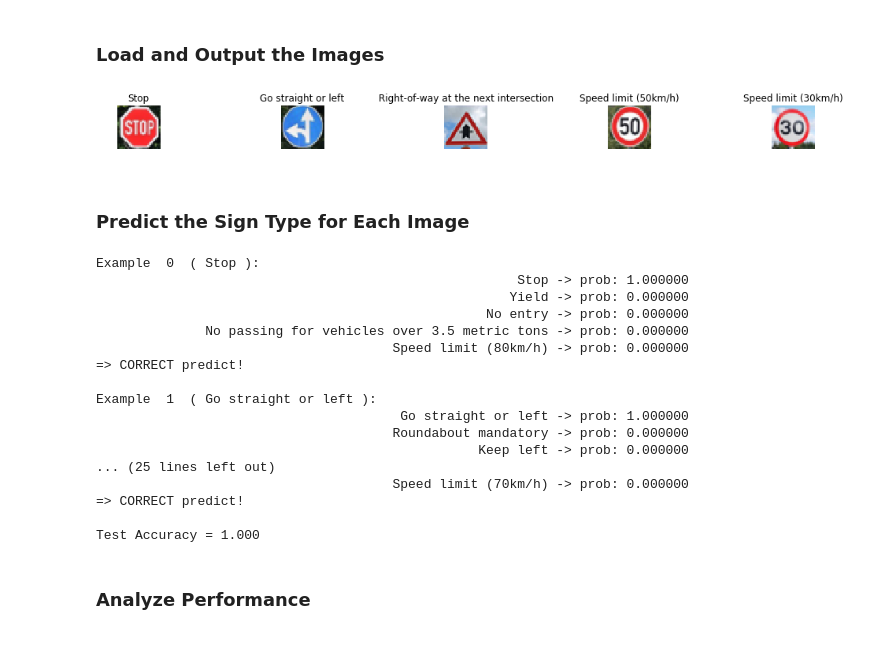
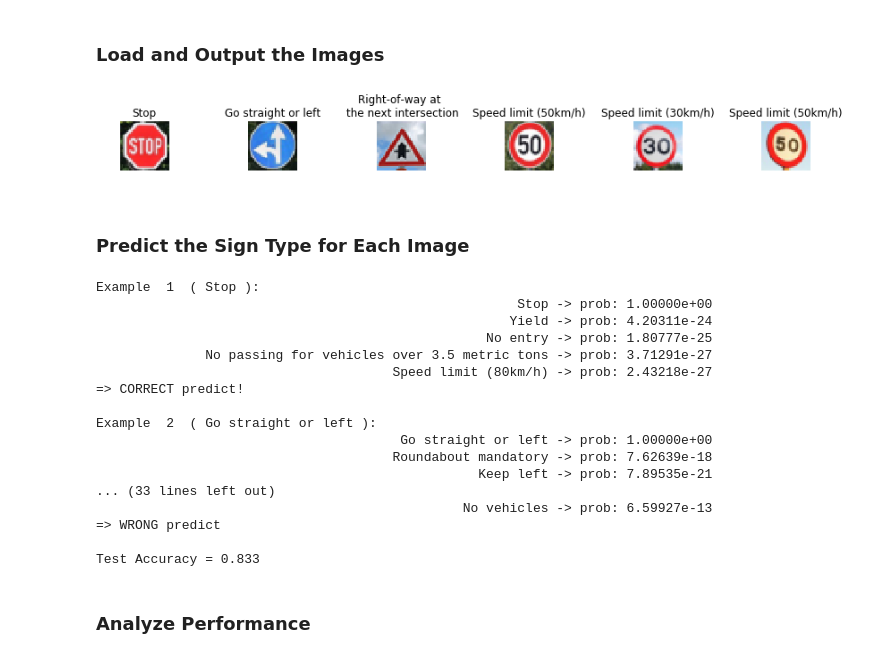
Before and after one commit to peiciwu/CarND-Traffic-Sign-Classifier-Project, a Jupyter notebook: Traffic_Sign_Classifier.ipynb, the cells around one changed output. Saved outputs shown, nothing was run; the diff lists cells and outputs as text; code cells hidden in the pictures.

Commit message:
Update code.
	modified:   Traffic_Sign_Classifier.ipynb

```diff
--- a/Traffic_Sign_Classifier.ipynb
+++ b/Traffic_Sign_Classifier.ipynb
@@ -475,37 +477,38 @@ You may find `signnames.csv` useful as it contains mappings from the class id (i
 # %%
 import os
 import scipy.misc
 
 ### Load the images and plot them here.
 ### Feel free to use as many code cells as needed.
 NEW_IMAGES_FOLDER = 'new_images/'
 
 # New image label dictionary: filename order -> label
 labels = {0: ('Stop', 14),
           1: ('Go straight or left', 37),
-          2: ('Right-of-way at the next intersection', 11),
+          2: ('Right-of-way at \n the next intersection', 11),
           3: ('Speed limit (50km/h)', 2),
-          4: ('Speed limit (30km/h)', 1)}
+          4: ('Speed limit (30km/h)', 1),
+          5: ('Speed limit (50km/h)', 2)}
 
 # Get new images
 new_images = []
 files = sorted(os.listdir(NEW_IMAGES_FOLDER))
 for file in files:
     img = plt.imread(NEW_IMAGES_FOLDER + file)
     new_images.append(scipy.misc.imresize(img, (32, 32))) # resize image
 
 # Display images
-plt.figure(figsize=(18, 1))
+plt.figure(figsize=(15, 1))
 size = len(new_images)
 for i in range(0,size):
     plt.subplot(1, size, i+1)
     plt.imshow(new_images[i])
     label, _ = labels[i]
     plt.title(label)
     plt.axis('off')
 plt.show()
 # %% [output]
-[figure, old version]
+[figure, new version]
 # %%
 # Preprocess data
 X_test_new = normalize(np.array(new_images))
@@ -526,9 +529,9 @@ def evaluate_top_k(top_k_results):
     top_k_values = top_k_results.values
     for i in range(num_examples):
         sign_name, label_id = labels[i]
-        print("Example ", i, " (", sign_name, "):")
+        print("Example ", i+1, " (", sign_name, "):")
         for j in range(5):
-            print("\t%50s -> prob: %f" % (class_names[top_k_indices[i][j]], top_k_values[i][j]))
+            print("\t%50s -> prob: %.5e" % (class_names[top_k_indices[i][j]], top_k_values[i][j]))
 
         if top_k_indices[i][0] == label_id:
             num_corrected = num_corrected + 1
@@ -548,23 +551,23 @@ with tf.Session() as sess:
     test_accuracy = evaluate_top_k(top_k_results)
     print("Test Accuracy = {:.3f}".format(test_accuracy))
 # %% [output]
-Example  0  ( Stop ):
-                                                      Stop -> prob: 1.000000
-                                                     Yield -> prob: 0.000000
-                                                  No entry -> prob: 0.000000
-              No passing for vehicles over 3.5 metric tons -> prob: 0.000000
-                                      Speed limit (80km/h) -> prob: 0.000000
+Example  1  ( Stop ):
+                                                      Stop -> prob: 1.00000e+00
+                                                     Yield -> prob: 4.20311e-24
+                                                  No entry -> prob: 1.80777e-25
+              No passing for vehicles over 3.5 metric tons -> prob: 3.71291e-27
+                                      Speed limit (80km/h) -> prob: 2.43218e-27
 => CORRECT predict!
 
-Example  1  ( Go straight or left ):
-                                       Go straight or left -> prob: 1.000000
-                                      Roundabout mandatory -> prob: 0.000000
-                                                 Keep left -> prob: 0.000000
-... (25 lines left out)
-                                      Speed limit (70km/h) -> prob: 0.000000
-=> CORRECT predict!
+Example  2  ( Go straight or left ):
+                                       Go straight or left -> prob: 1.00000e+00
+                                      Roundabout mandatory -> prob: 7.62639e-18
+                                                 Keep left -> prob: 7.89535e-21
+... (33 lines left out)
+                                               No vehicles -> prob: 6.59927e-13
+=> WRONG predict
 
-Test Accuracy = 1.000
+Test Accuracy = 0.833
 # %% [markdown]
 ### Analyze Performance
 # %%
```
Also changed, not shown: parts of 4 cells of this notebook.
